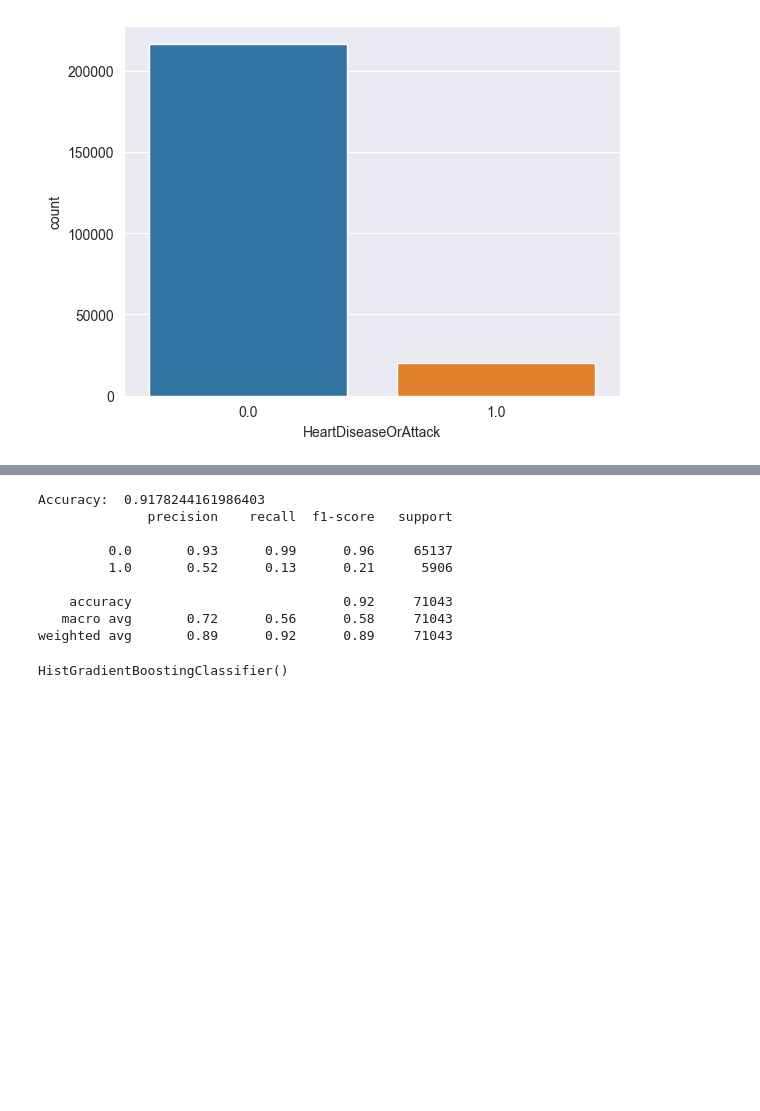
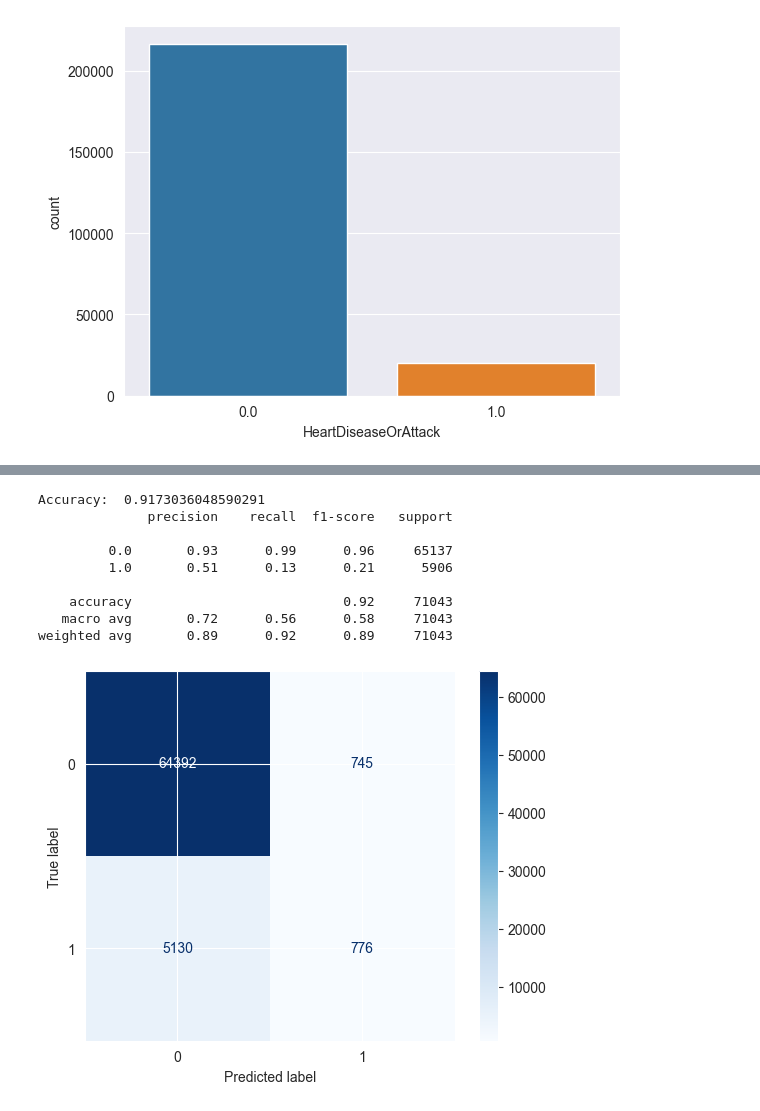
Before and after one commit to RyanGaudion/COM618-DataScience, a Jupyter notebook: Practice/01-ReadDataSet/04-ReSamplingScaling.ipynb, the cells around one changed output, grey strips where cells are left out. Cells and saved outputs as stored; diff of their text form; code cells hidden in the pictures; blank space fills up the shorter version.

Commit message:
COnfusion Matrix

```diff
--- a/Practice/01-ReadDataSet/04-ReSamplingScaling.ipynb
+++ b/Practice/01-ReadDataSet/04-ReSamplingScaling.ipynb
@@ -29,7 +29,7 @@ sns.countplot(data=df, x=y_col)
 X = df.drop(y_col, axis=1)
 y = df[y_col]
 
-X_train, X_test, y_train, y_test = train_test_split(X, y, test_size=0.1, random_state=45)
+X_train, X_test, y_train, y_test = train_test_split(X, y, test_size=0.2, random_state=45)
 # %%
 def train_evaluate(X_train, X_test, y_train, y_test, sampler=None, model=None, depth=12):
 
@@ -179,7 +180,8 @@ from sklearn.cluster import MiniBatchKMeans
 kmeans = MiniBatchKMeans(verbose=1, batch_size=4096)
 sampler = ClusterCentroids(estimator=kmeans)
 
-train_evaluate(X_train, X_test, y_train, y_test, sampler)
+# Time consuming
+# train_evaluate(X_train, X_test, y_train, y_test, sampler)
 
 # Test Results:
 # Recall for 1.0: 0.01 -> 0.98
@@ -403,20 +402,23 @@ from sklearn import metrics
 
 def evalBayes(model, sampler=None):
 
-    X_train_cat, X_test_cat, y_train_cat, y_test_cat = train_test_split(X_cat, y, test_size=0.3, random_state=109)
+    new_X_train_cat, new_X_test_cat, new_y_train_cat, new_y_test_cat = train_test_split(X_cat, y, test_size=0.2, random_state=109)
 
-    if(sampler):
-        X_train_cat, y_train_cat = sampler.fit_resample(X_train_cat, y_train_cat)
+    X_train_toUse = new_X_train_cat
+    y_train_toUse = new_y_train_cat
 
-    model.fit(X_train_cat, y_train_cat)
+    if(sampler is not None):
+        X_train_toUse, y_train_toUse = sampler.fit_resample(new_X_train_cat, new_y_train_cat)
 
-    y_pred_cat = model.predict(X_test_cat)
+    model.fit(X_train_toUse, y_train_toUse)
 
-    print("Accuracy: ", metrics.accuracy_score(y_test_cat, y_pred_cat))
+    new_y_pred_cat = model.predict(new_X_test_cat)
 
-    print(classification_report(y_test_cat, y_pred_cat))
+    print("Accuracy: ", metrics.accuracy_score(new_y_test_cat, new_y_pred_cat))
 
-    return model
+    print(classification_report(new_y_test_cat, new_y_pred_cat))
+
+    return model, new_y_test_cat, new_y_pred_cat
 # %%
 gnb = GaussianNB()
 
@@ -499,20 +580,27 @@ CategoricalNB()
 # %%
 from sklearn.ensemble import HistGradientBoostingClassifier
+from sklearn.metrics import confusion_matrix, ConfusionMatrixDisplay
 
-sampler = SMOTE(k_neighbors=5, random_state=11)
+sampler = BorderlineSMOTE(random_state=11)
 
 hgbc = HistGradientBoostingClassifier()
 
-evalBayes(hgbc, sampler)
+m, test, pred = evalBayes(hgbc, sampler)
 # %% [output]
-Accuracy:  0.9178244161986403
+Accuracy:  0.9173036048590291
               precision    recall  f1-score   support
 
          0.0       0.93      0.99      0.96     65137
-         1.0       0.52      0.13      0.21      5906
+         1.0       0.51      0.13      0.21      5906
 
     accuracy                           0.92     71043
    macro avg       0.72      0.56      0.58     71043
 weighted avg       0.89      0.92      0.89     71043
-HistGradientBoostingClassifier()
+# %%
+cm = confusion_matrix(test, pred)
+disp = ConfusionMatrixDisplay(confusion_matrix=cm)
+disp.plot(cmap="Blues")
+plt.show()
+# %% [output]
+[figure, added]
 # %%
```
Also changed, not shown: parts of 20 cells of this notebook.
